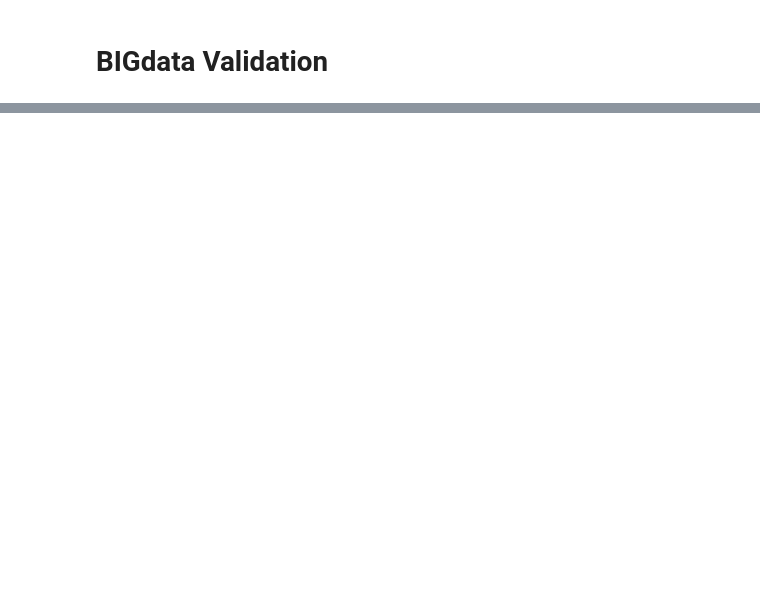
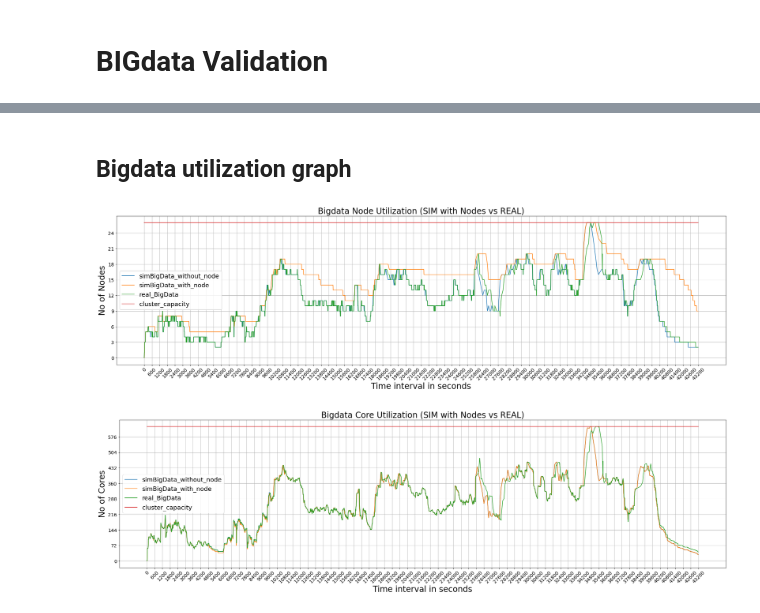
Before and after one commit to SahilTikale/FLOCX-Notebooks, a Jupyter notebook: validating_simulator_withNodes/SiloSimRun_VS_nonodeSim_VS_RealExperiment.ipynb, the cells around one changed output, grey strips where cells are left out. Cells and saved outputs as stored; diff of their text form; code cells hidden in the pictures; blank space fills up the shorter version.

```diff
--- a/validating_simulator_withNodes/SiloSimRun_VS_nonodeSim_VS_RealExperiment.ipynb
+++ b/validating_simulator_withNodes/SiloSimRun_VS_nonodeSim_VS_RealExperiment.ipynb
@@ -265,2 +292,27 @@ Records from Bigdata Simulation that matches the experimental data
 
  ** ** ** **
+# %% [markdown]
+## Bigdata utilization graph
+# %%
+data = sim_run[['timestamp']]
+bgd_silo_v_real = pd.DataFrame(data)
+bgd_silo_v_real['simBigData_without_node'] = nonode_sim_run[['nodes_inuse']]
+bgd_silo_v_real['simBigData_with_node'] = sim_run[['nodes_inuse']]
+bgd_silo_v_real['real_BigData'] = real_run[['nodes_in_use']]
+bgd_silo_v_real['cluster_capacity'] = real_run[['nodes_owned']]
+
+node_usage_graph(bgd_silo_v_real, 26, 'Bigdata Node Utilization (SIM with Nodes vs REAL)')
+
+print ("\n \n")
+data = sim_run[['timestamp']]
+bgd_silo_v_real = pd.DataFrame(data)
+bgd_silo_v_real['simBigData_without_node'] = nonode_sim_run[['cores_inuse']]
+bgd_silo_v_real['simBigData_with_node'] = sim_run[['cores_inuse']]
+bgd_silo_v_real['real_BigData'] = real_run[['cores_in_use']]
+bgd_silo_v_real['cluster_capacity'] = real_run[['cores_owned']]
+
+
+core_usage_graph(bgd_silo_v_real, 26, 'Bigdata Core Utilization (SIM with Nodes vs REAL)')
+# %% [output]
+[figure, added]
+[figure, added]
```
Also changed, not shown: parts of 6 cells of this notebook, 1 other file.
